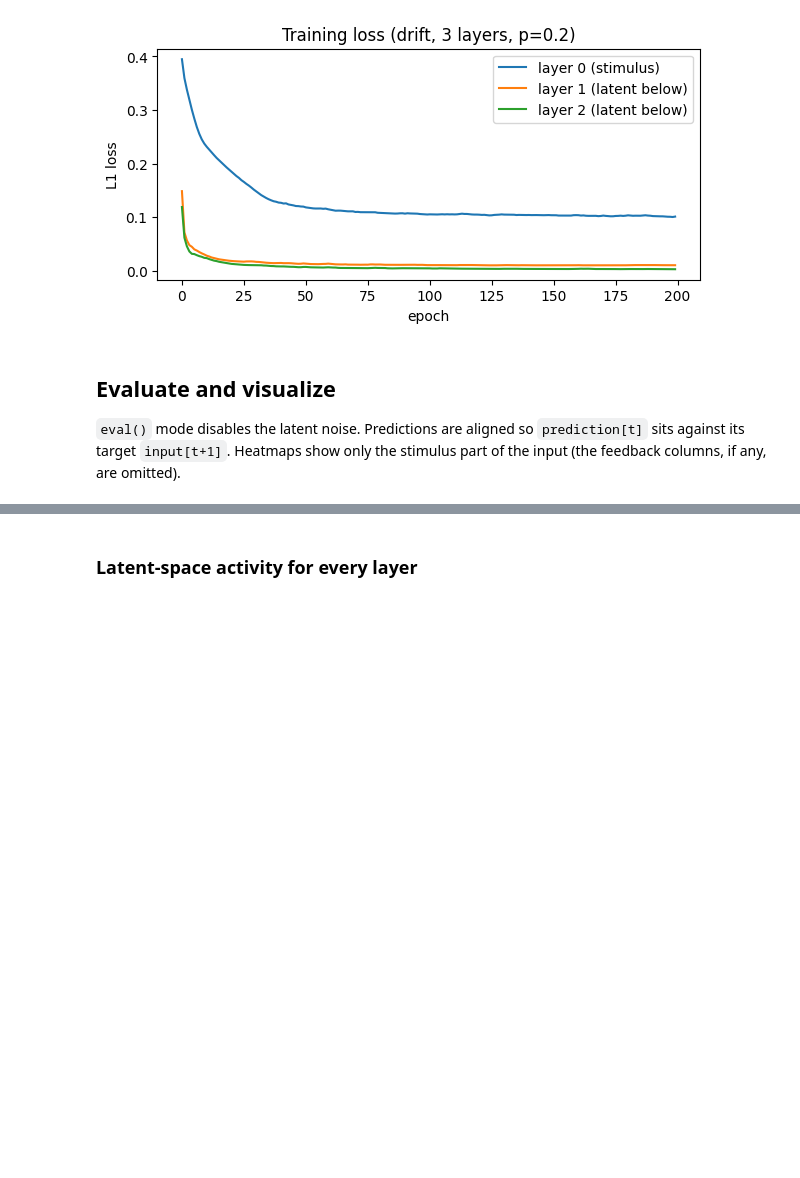
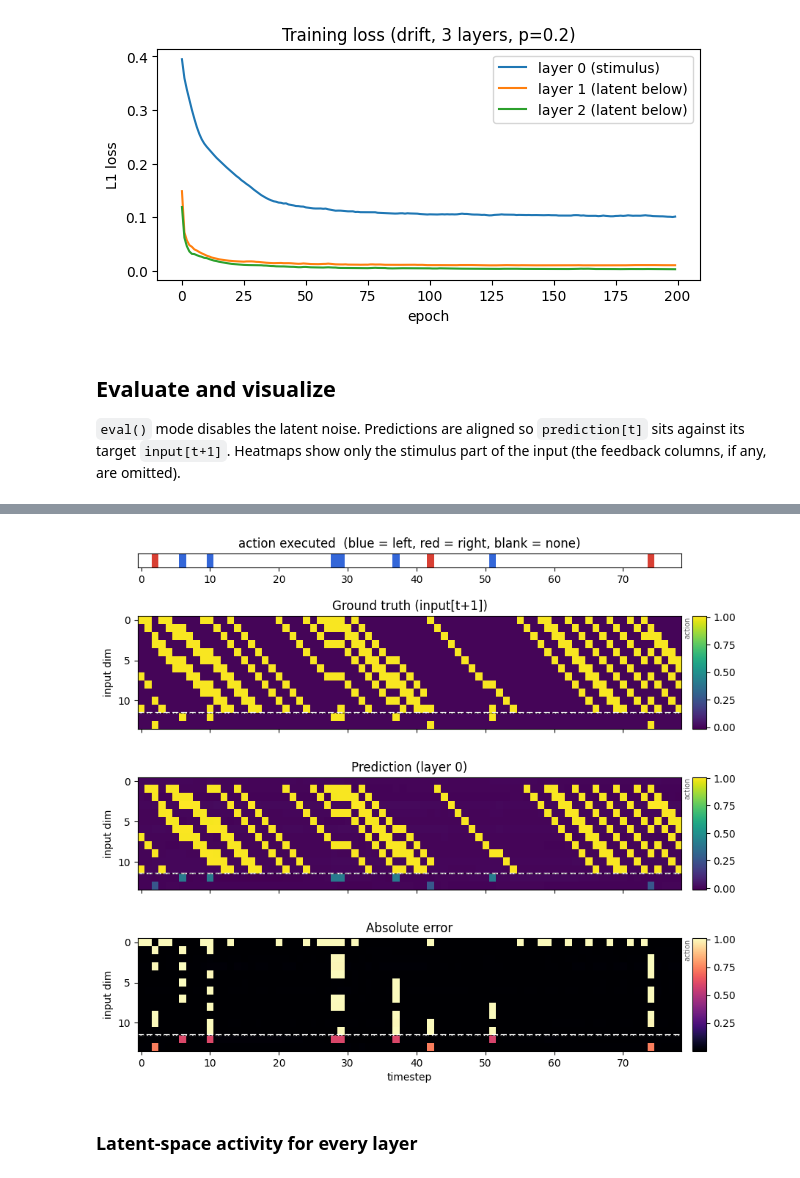
Before and after one commit to nwatters01/exploration_policies, a Jupyter notebook: toy_v1/models/train_rnn_predictor.ipynb, the cells around one changed output, grey strips where cells are left out. Drawn from its saved outputs; the diff is of its cells as text; code cells hidden in the pictures; blank space fills up the shorter version.

```diff
--- a/toy_v1/models/train_rnn_predictor.ipynb
+++ b/toy_v1/models/train_rnn_predictor.ipynb
@@ -257,3 +254,25 @@ plot_panels_with_actions(
+# %%
+target = inputs[0][1:]        # full input vector: [stimulus | action code]
+pred_aligned = preds[0][:-1]
+T = target.shape[0]
+vmin = min(target.min(), pred_aligned.min())
+vmax = max(target.max(), pred_aligned.max())
+split = VECTOR_LENGTH if USE_ACTION_FEEDBACK else None
+
+plot_panels_with_actions(
+    panels=[
+        {'title': 'Ground truth (input[t+1])', 'data': target,
+         'cmap': 'viridis', 'vmin': vmin, 'vmax': vmax, 'ylabel': 'input dim'},
+        {'title': 'Prediction (layer 0)', 'data': pred_aligned,
+         'cmap': 'viridis', 'vmin': vmin, 'vmax': vmax, 'ylabel': 'input dim'},
+        {'title': 'Absolute error', 'data': np.abs(pred_aligned - target),
+         'cmap': 'magma', 'ylabel': 'input dim'},
+    ],
+    strip_actions=acts_eval[:T],
+    feature_split=split,
+)
+# %% [output]
+[figure, added]
 # %% [markdown]
 ### Latent-space activity for every layer
 # %%
```
Also changed, not shown: parts of 7 cells of this notebook.
